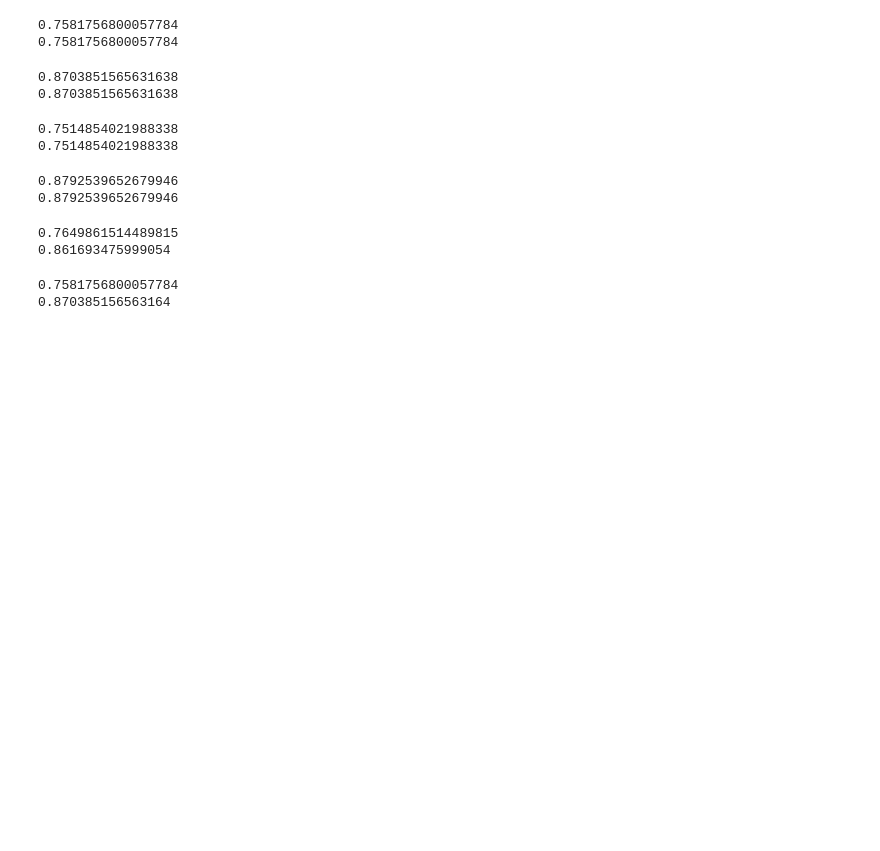
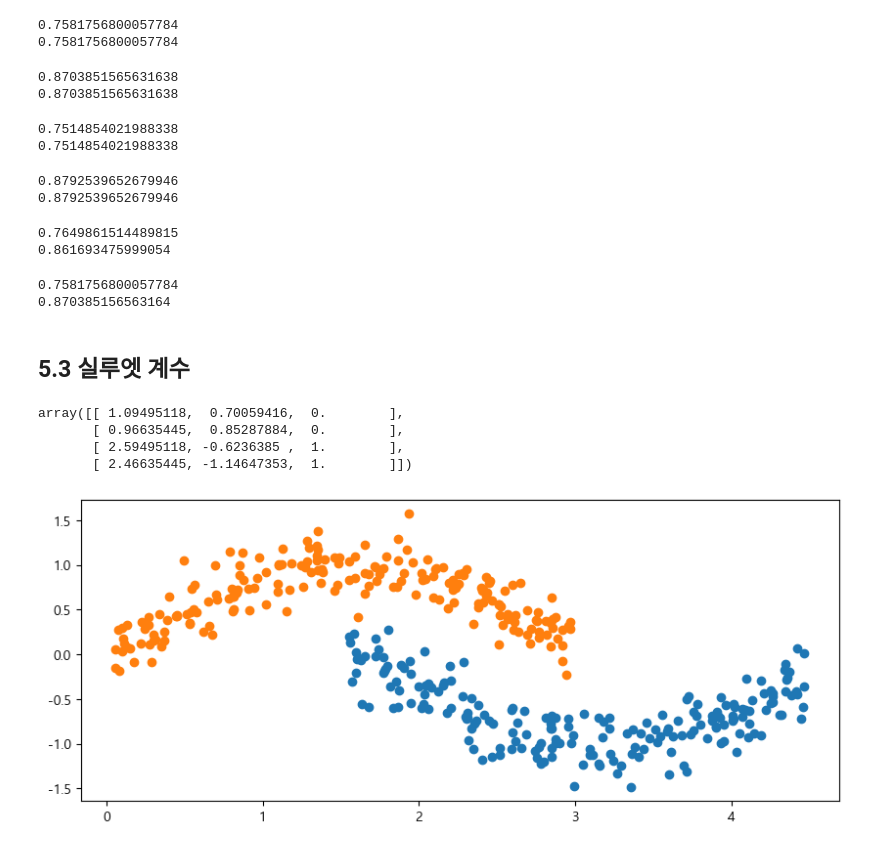
Before and after one commit to jack8704/ai, a Jupyter notebook: source/08_MachineLearning/2장_군집분석.ipynb, the cells around one changed output. Saved outputs shown, nothing was run; the diff lists cells and outputs as text; code cells hidden in the pictures; blank space fills up the shorter version.

```diff
--- a/source/08_MachineLearning/2장_군집분석.ipynb
+++ b/source/08_MachineLearning/2장_군집분석.ipynb
@@ -744,3 +744,26 @@ print(v_measure_score(iris_y2, pred2)) # 클러스터 2개
 # %% [output]
 0.7581756800057784
 0.870385156563164
+# %% [markdown]
+## 5.3 실루엣 계수
+# %%
+import numpy as np
+X1=np.random.rand(200)*3 #rand(n) : 0<=x<1 의 균등포 난수 n개 발생
+noise = np.random.normal(0,0.2,X1.shape)
+Y1=np.sin(X1)+noise
+group1 =np.c_[X1,Y1, np.zeros(X1.shape[0])]
+
+X2= X1+1.5
+noise = np.random.normal(0,0.205,X1.shape)
+Y2=np.cos(X2)+noise
+plt.scatter(X2,Y2)
+plt.scatter(X1,Y1)
+group2 =np.c_[X2,Y2, np.ones(X2.shape[0])]
+data=np.r_[group1,group2]
+data[::100]
+# %% [output]
+array([[ 1.09495118,  0.70059416,  0.        ],
+       [ 0.96635445,  0.85287884,  0.        ],
+       [ 2.59495118, -0.6236385 ,  1.        ],
+       [ 2.46635445, -1.14647353,  1.        ]])
+[figure, added]
```
Also changed, not shown: parts of 10 cells of this notebook, 2 other files.
